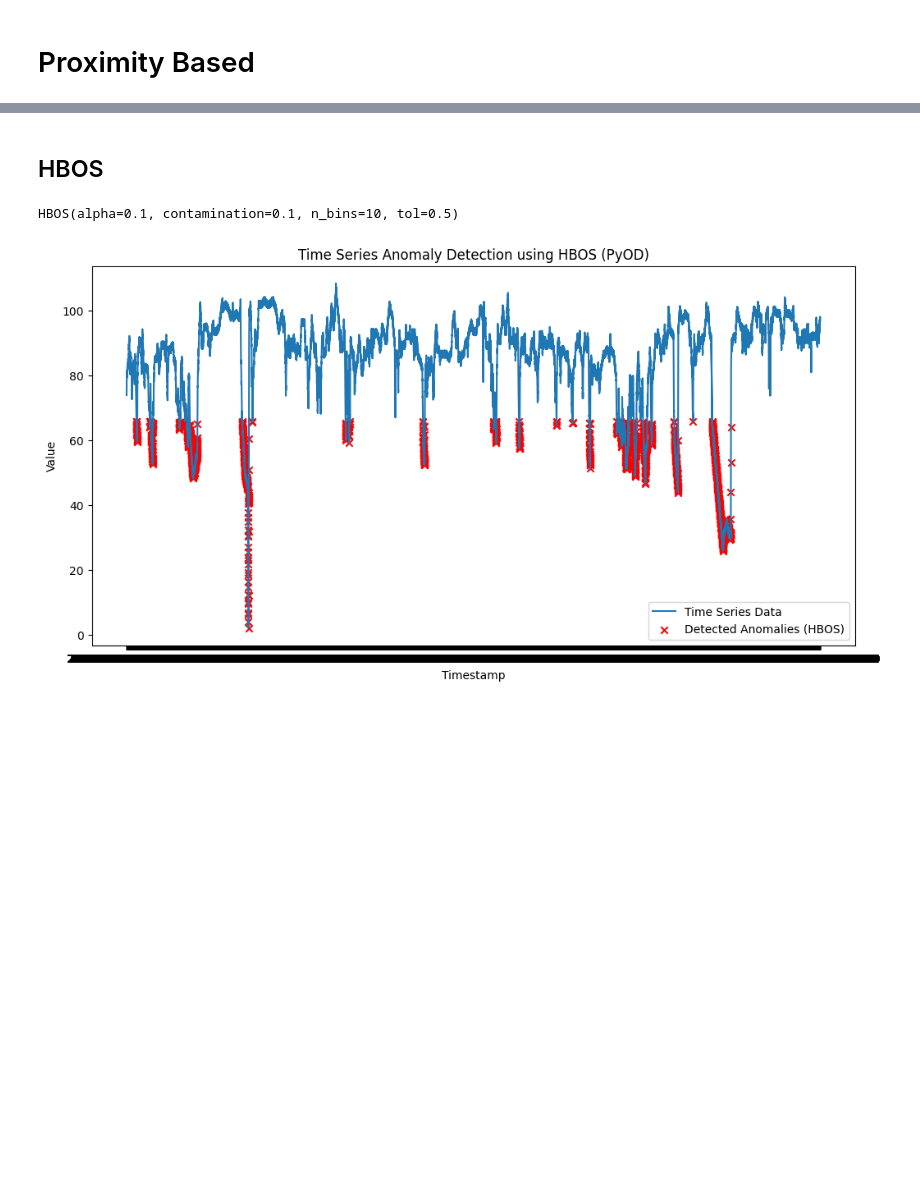
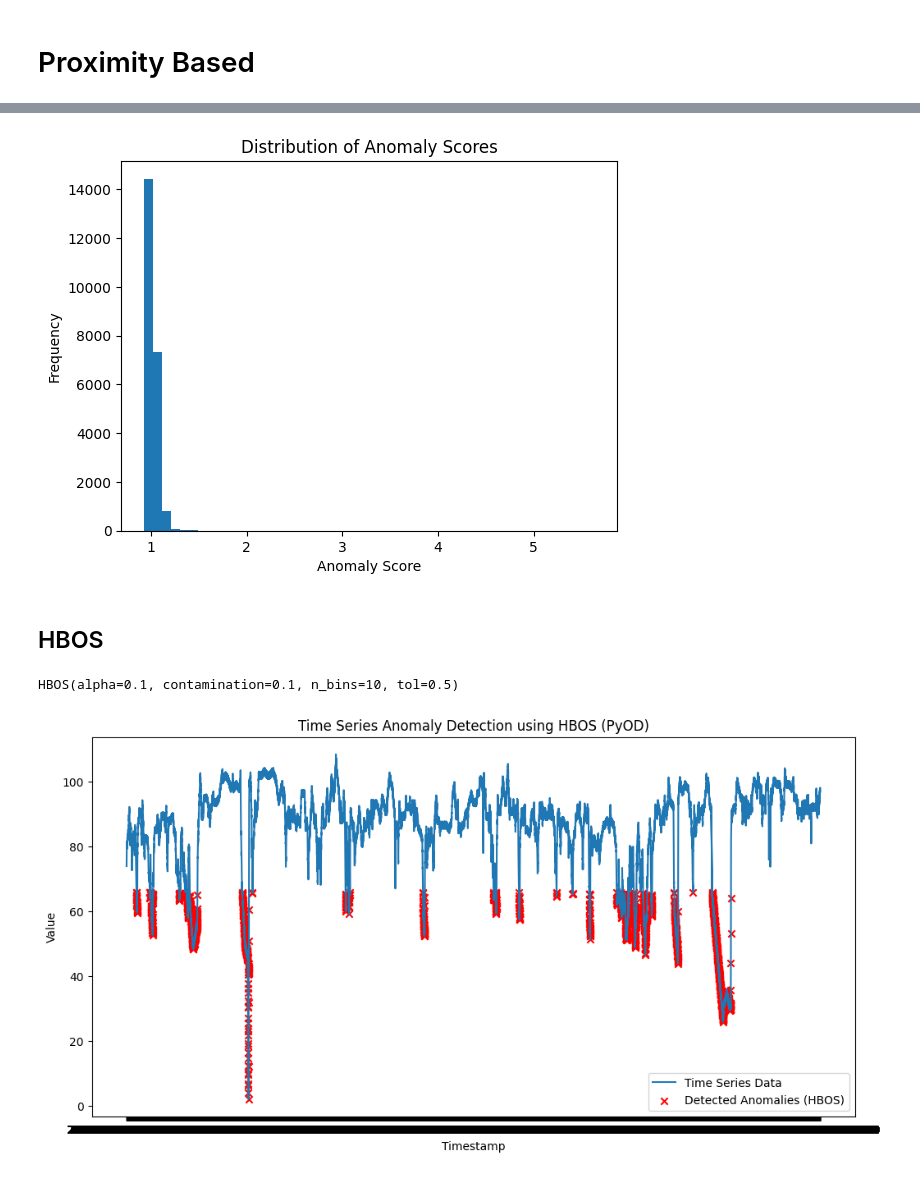
Before and after one commit to sai14karthik/Nexus-S1-Deakin-Internship, a Jupyter notebook: models/PyOD/pyod.ipynb, the cells around one changed output, grey strips where cells are left out. Drawn from its saved outputs; the diff is of its cells as text; code cells hidden in the pictures; blank space fills up the shorter version.

```diff
--- a/models/PyOD/pyod.ipynb
+++ b/models/PyOD/pyod.ipynb
@@ -115,3 +158,11 @@ plt.show()
+# %%
+plt.hist(y_scores_lof, bins=50)
+plt.xlabel('Anomaly Score')
+plt.ylabel('Frequency')
+plt.title('Distribution of Anomaly Scores')
+plt.show()
+# %% [output]
+[figure, added]
 # %% [markdown]
 ## HBOS
 # %%
```
Also changed, not shown: parts of 12 cells of this notebook, 4 other files.
